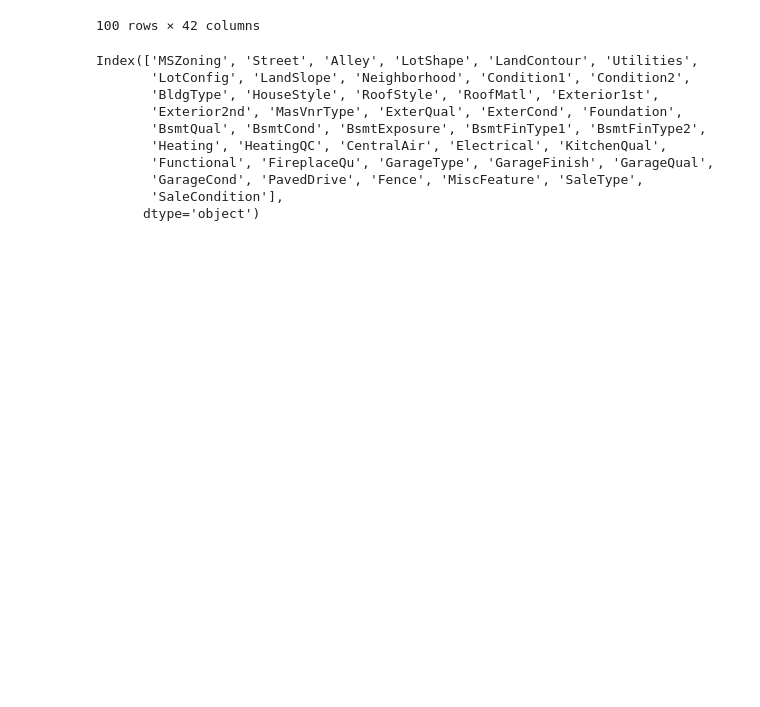
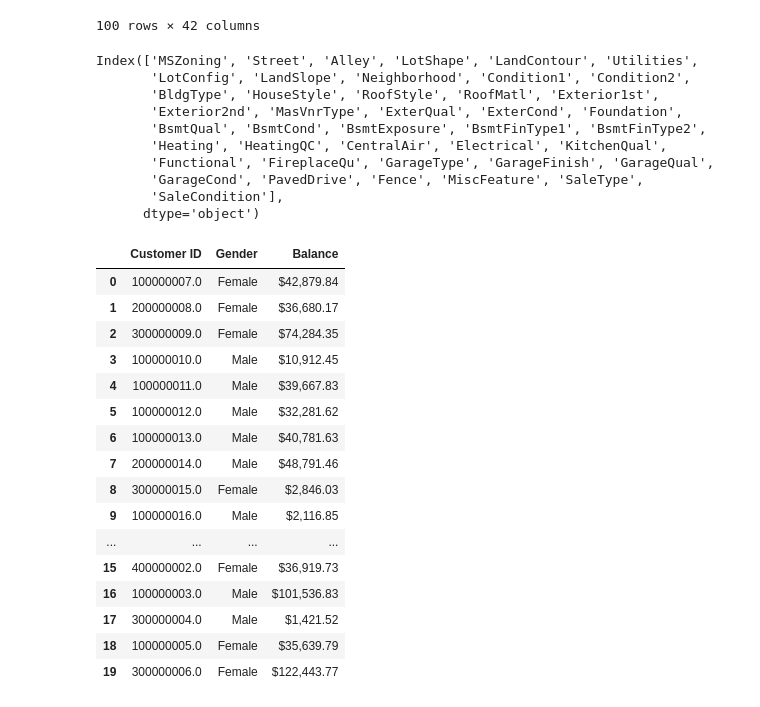
Before and after one commit to pmenan/Tips_Pandas, a Jupyter notebook: pythonCode/TipsPandas.ipynb, the cells around one changed output. Cells and saved outputs as stored; diff of their text form; code cells hidden in the pictures; blank space fills up the shorter version.

Commit message:
Maj data set puis code python

```diff
--- a/pythonCode/TipsPandas.ipynb
+++ b/pythonCode/TipsPandas.ipynb
@@ -136,3 +136,24 @@ Index(['MSZoning', 'Street', 'Alley', 'LotShape', 'LandContour', 'Utilities',
        'GarageCond', 'PavedDrive', 'Fence', 'MiscFeature', 'SaleType',
        'SaleCondition'],
       dtype='object')
+# %%
+#Lecture fichier excel (choix des clonnes à considérer lors du chargement)
+pd.read_excel("../2_Prepared_Data/P12-Bank-Customers-Demo.xlsx", usecols = ['Customer ID', 'Gender', 'Balance'])
+# %% [output]
+|  | Customer ID | Gender | Balance |
+| 0 | 100000007.0 | Female | $42,879.84 |
+| 1 | 200000008.0 | Female | $36,680.17 |
+| 2 | 300000009.0 | Female | $74,284.35 |
+| 3 | 100000010.0 | Male | $10,912.45 |
+| 4 | 100000011.0 | Male | $39,667.83 |
+| 5 | 100000012.0 | Male | $32,281.62 |
+| 6 | 100000013.0 | Male | $40,781.63 |
+| 7 | 200000014.0 | Male | $48,791.46 |
+| 8 | 300000015.0 | Female | $2,846.03 |
+| 9 | 100000016.0 | Male | $2,116.85 |
+| ... | ... | ... | ... |
+| 15 | 400000002.0 | Female | $36,919.73 |
+| 16 | 100000003.0 | Male | $101,536.83 |
+| 17 | 300000004.0 | Male | $1,421.52 |
+| 18 | 100000005.0 | Female | $35,639.79 |
+| 19 | 300000006.0 | Female | $122,443.77 |
```
Also changed, not shown: 1 other file.
